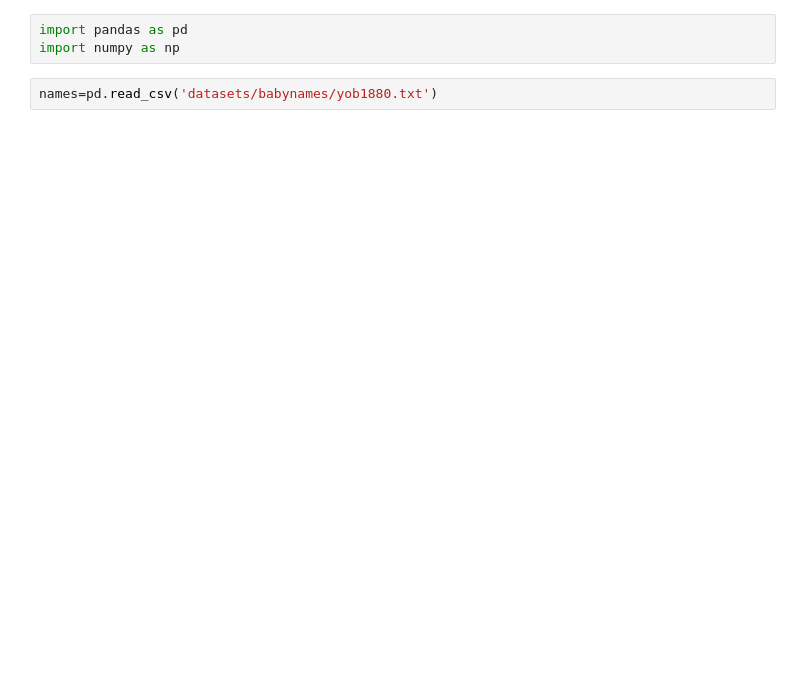
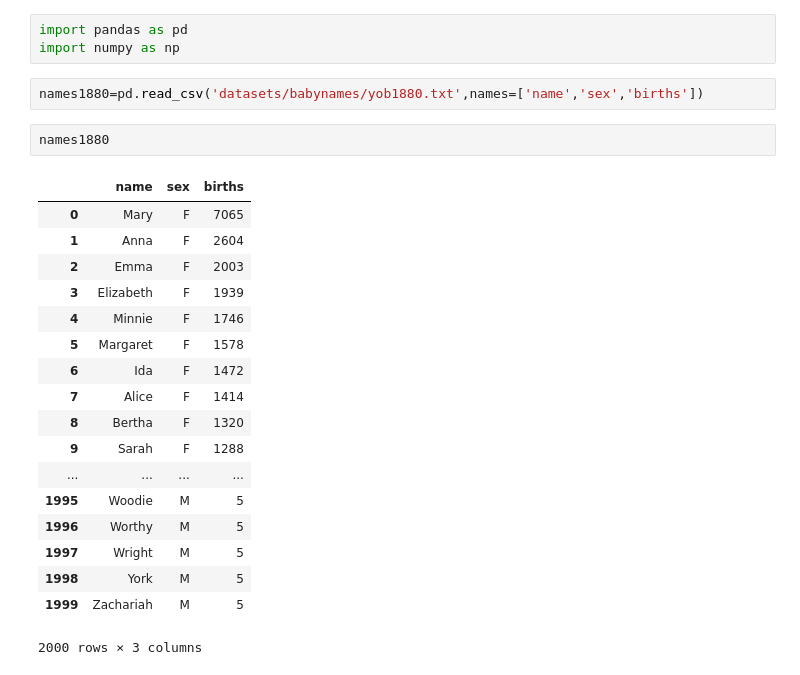
Before and after one commit to snehalsandy/walmart, a Jupyter notebook: data/Untitled.ipynb, the cells around one changed output. Cells and saved outputs as stored; diff of their text form; blank space fills up the shorter version.

```diff
--- a/data/Untitled.ipynb
+++ b/data/Untitled.ipynb
@@ -2,4 +2,25 @@
 import pandas as pd
 import numpy as np
 # %%
-names=pd.read_csv('datasets/babynames/yob1880.txt')
+names1880=pd.read_csv('datasets/babynames/yob1880.txt',names=['name','sex','births'])
+# %%
+names1880
+# %% [output]
+|  | name | sex | births |
+| 0 | Mary | F | 7065 |
+| 1 | Anna | F | 2604 |
+| 2 | Emma | F | 2003 |
+| 3 | Elizabeth | F | 1939 |
+| 4 | Minnie | F | 1746 |
+| 5 | Margaret | F | 1578 |
+| 6 | Ida | F | 1472 |
+| 7 | Alice | F | 1414 |
+| 8 | Bertha | F | 1320 |
+| 9 | Sarah | F | 1288 |
+| ... | ... | ... | ... |
+| 1995 | Woodie | M | 5 |
+| 1996 | Worthy | M | 5 |
+| 1997 | Wright | M | 5 |
+| 1998 | York | M | 5 |
+| 1999 | Zachariah | M | 5 |
+2000 rows × 3 columns
```
Also changed, not shown: parts of 10 cells of this notebook.
